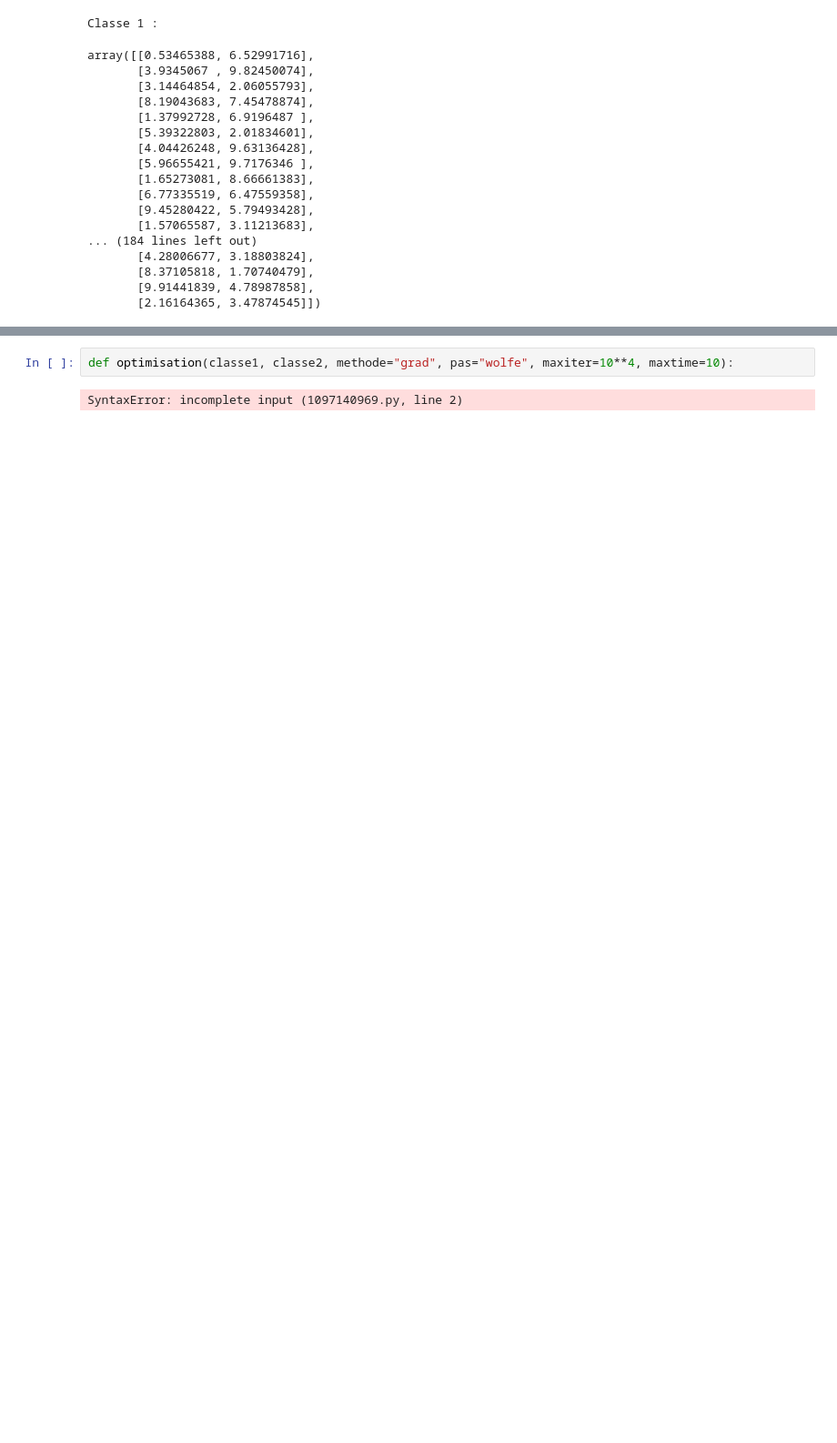
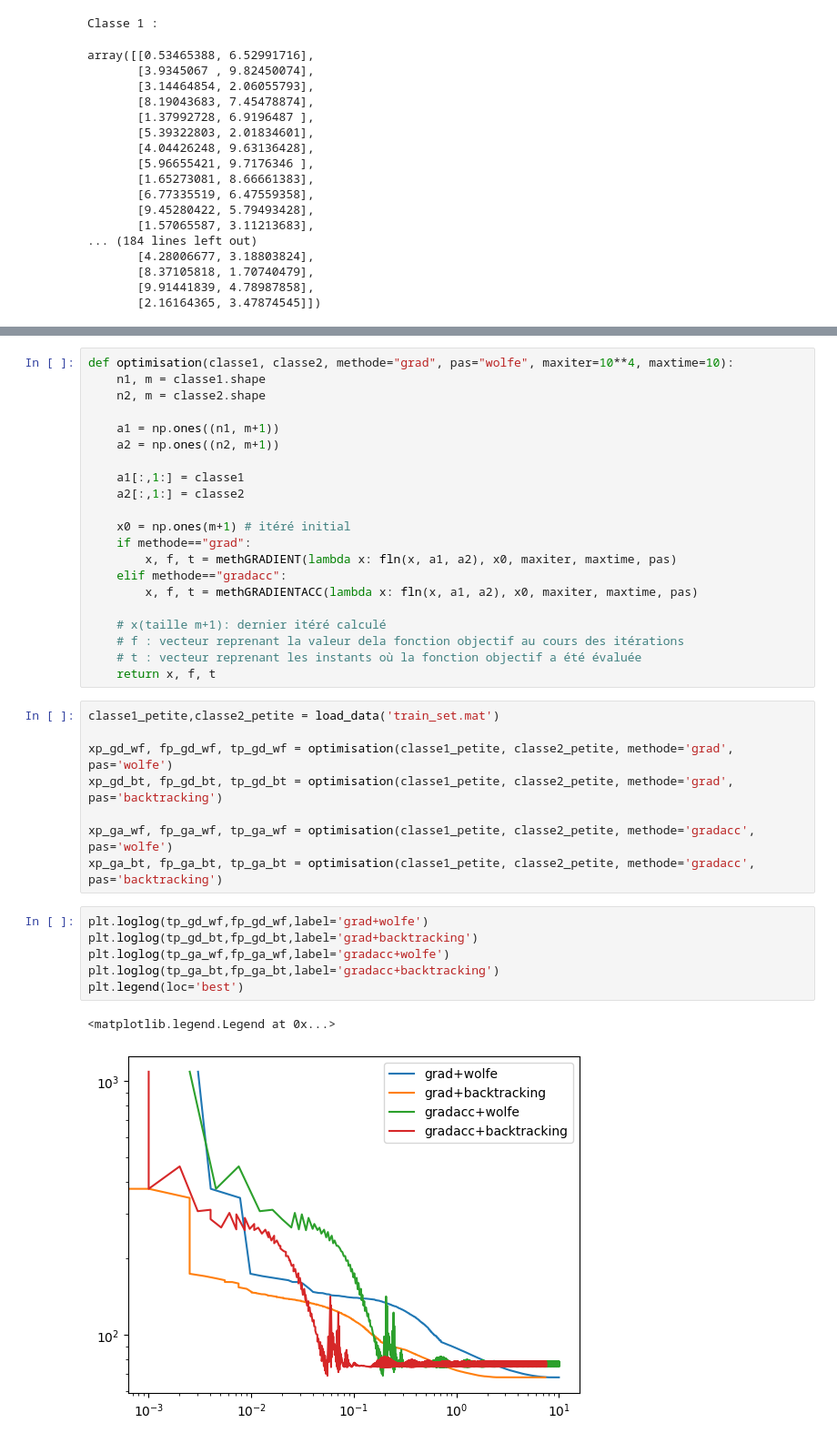
Before and after one commit to mazar3/BA3-Q1_OptimisationNonLineaire, a Jupyter notebook: Implémentation/question1.ipynb, the cells around one changed output, grey strips where cells are left out. Shown: that part at 91% size. Cells and saved outputs as stored; diff of their text form; blank space fills up the shorter version.

```diff
--- a/Implémentation/question1.ipynb
+++ b/Implémentation/question1.ipynb
@@ -45,4 +161,38 @@ array([[0.53465388, 6.52991716],
 # %%
 def optimisation(classe1, classe2, methode="grad", pas="wolfe", maxiter=10**4, maxtime=10):
+    n1, m = classe1.shape
+    n2, m = classe2.shape
+
+    a1 = np.ones((n1, m+1))
+    a2 = np.ones((n2, m+1))
+
+    a1[:,1:] = classe1
+    a2[:,1:] = classe2
+
+    x0 = np.ones(m+1) # itéré initial
+    if methode=="grad":
+        x, f, t = methGRADIENT(lambda x: fln(x, a1, a2), x0, maxiter, maxtime, pas)
+    elif methode=="gradacc":
+        x, f, t = methGRADIENTACC(lambda x: fln(x, a1, a2), x0, maxiter, maxtime, pas)
+
+    # x(taille m+1): dernier itéré calculé
+    # f : vecteur reprenant la valeur dela fonction objectif au cours des itérations
+    # t : vecteur reprenant les instants où la fonction objectif a été évaluée
+    return x, f, t
-# %% [output]
-SyntaxError: incomplete input (1097140969.py, line 2)
+# %%
+classe1_petite,classe2_petite = load_data('train_set.mat')
+
+xp_gd_wf, fp_gd_wf, tp_gd_wf = optimisation(classe1_petite, classe2_petite, methode='grad', pas='wolfe')
+xp_gd_bt, fp_gd_bt, tp_gd_bt = optimisation(classe1_petite, classe2_petite, methode='grad', pas='backtracking')
+
+xp_ga_wf, fp_ga_wf, tp_ga_wf = optimisation(classe1_petite, classe2_petite, methode='gradacc', pas='wolfe')
+xp_ga_bt, fp_ga_bt, tp_ga_bt = optimisation(classe1_petite, classe2_petite, methode='gradacc', pas='backtracking')
+# %%
+plt.loglog(tp_gd_wf,fp_gd_wf,label='grad+wolfe')
+plt.loglog(tp_gd_bt,fp_gd_bt,label='grad+backtracking')
+plt.loglog(tp_ga_wf,fp_ga_wf,label='gradacc+wolfe')
+plt.loglog(tp_ga_bt,fp_ga_bt,label='gradacc+backtracking')
+plt.legend(loc='best')
+# %% [output]
+<matplotlib.legend.Legend at 0x...>
+[figure, added]
```
Also changed, not shown: parts of 6 cells of this notebook.
